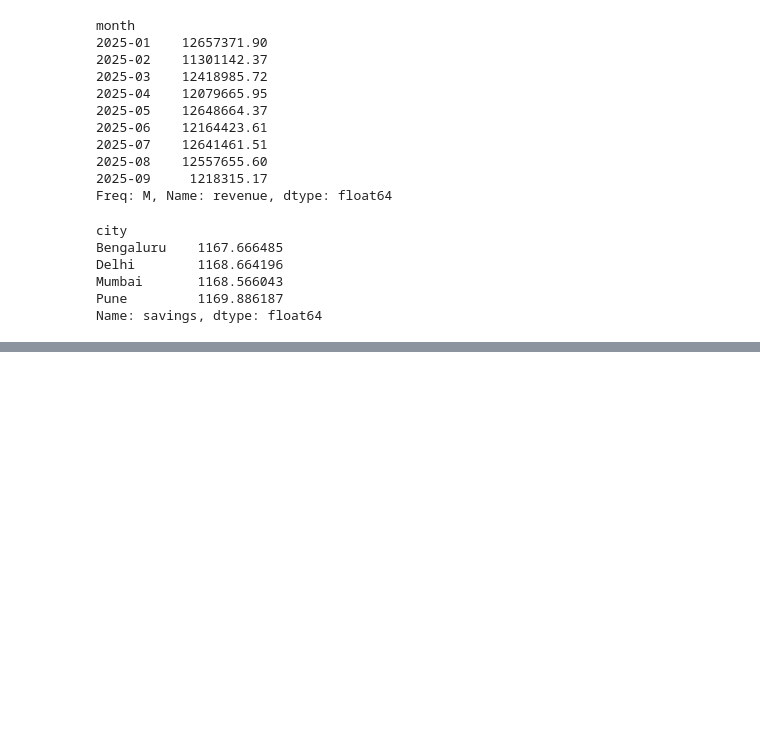
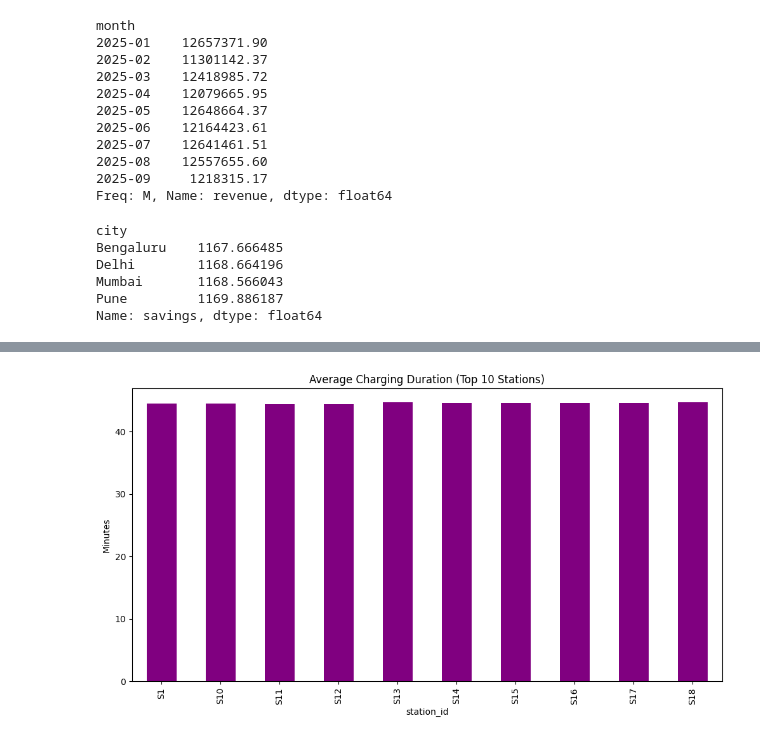
Before and after one commit to Ninja2006-vm/EvChargingAnalysis, a Jupyter notebook: notebook/Analysis_Report.ipynb, the cells around one changed output, grey strips where cells are left out. Cells and saved outputs as stored; diff of their text form; code cells hidden in the pictures; blank space fills up the shorter version.

```diff
--- a/notebook/Analysis_Report.ipynb
+++ b/notebook/Analysis_Report.ipynb
@@ -74,0 +107,9 @@ Name: savings, dtype: float64
+# %%
+avg_duration = df.groupby("station_id")["duration_mins"].mean().head(10)
+plt.figure(figsize=(12,6))
+avg_duration.plot(kind="bar", color="purple")
+plt.title("Average Charging Duration (Top 10 Stations)")
+plt.ylabel("Minutes")
+plt.show()
+# %% [output]
+[figure, added]
```
Also changed, not shown: parts of 5 cells of this notebook.
